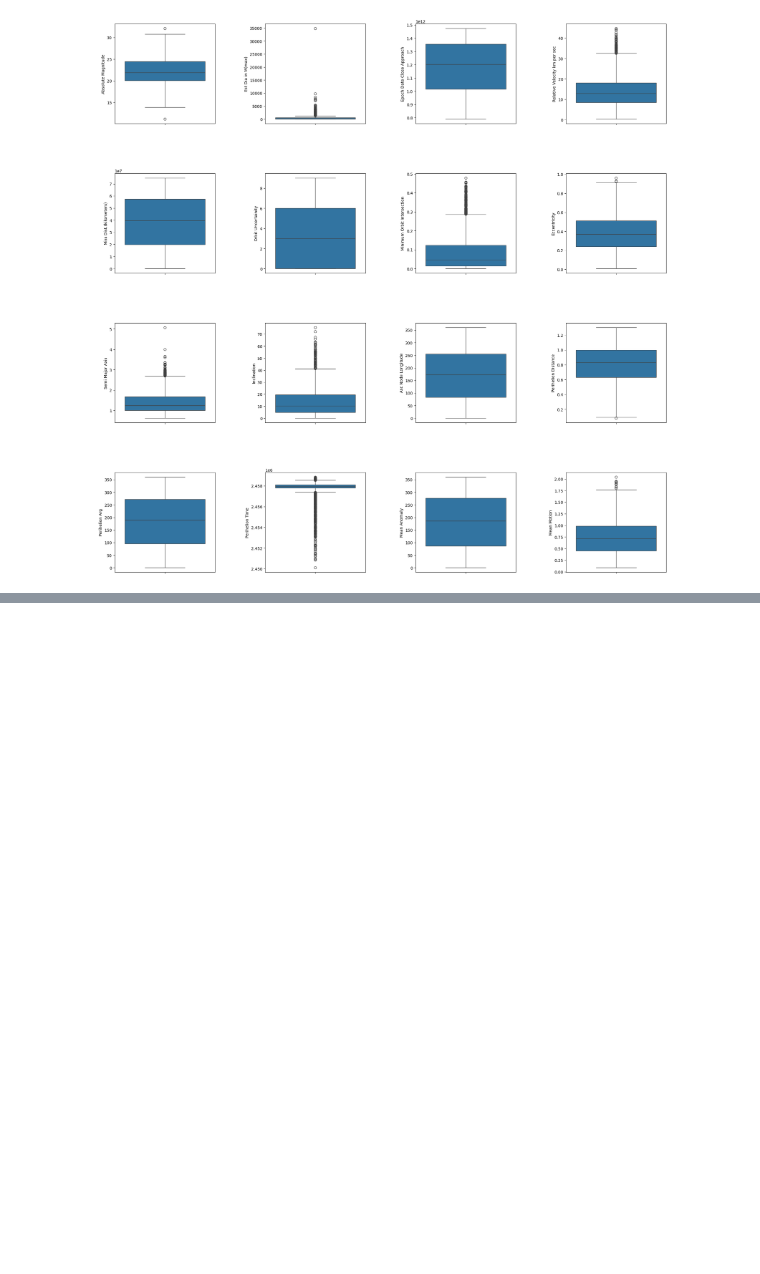
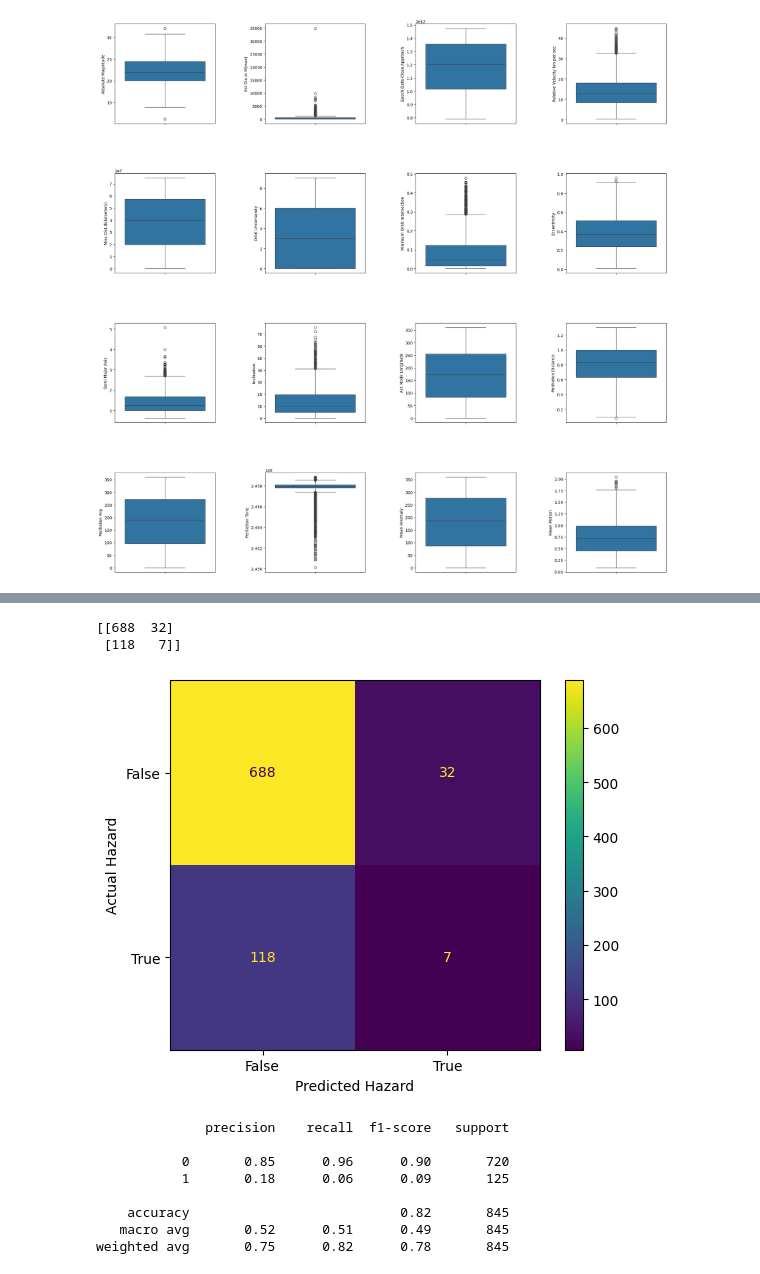
Before and after one commit to sirkotal/nasa-asteroid-classification, a Jupyter notebook: notebook.ipynb, the cells around one changed output, grey strips where cells are left out. Cells and saved outputs as stored; diff of their text form; code cells hidden in the pictures; blank space fills up the shorter version.

```diff
--- a/notebook.ipynb
+++ b/notebook.ipynb
@@ -253,23 +289,31 @@ Error:
 # %%
 from sklearn import neighbors
 from sklearn.metrics import accuracy_score
-from utils import data_preprocessing, data_results
 
 
 def train_knn(n=5):
-    (training_inputs,
-     testing_inputs,
-     training_classes,
-     testing_classes) = data_preprocessing()
-
     knn_class = neighbors.KNeighborsClassifier(n_neighbors=n)
     knn_class.fit(training_inputs, training_classes)
 
     knn_class.score(testing_inputs, testing_classes)
 
     accuracy_score(testing_classes, knn_class.predict(testing_inputs))
 
     data_results(testing_classes, testing_inputs, knn_class)
+
+train_knn()
+# %% [output]
+[[688  32]
+ [118   7]]
+[figure, added]
+              precision    recall  f1-score   support
+
+           0       0.85      0.96      0.90       720
+           1       0.18      0.06      0.09       125
+
+    accuracy                           0.82       845
+   macro avg       0.52      0.51      0.49       845
+weighted avg       0.75      0.82      0.78       845
 # %%
 from sklearn.svm import SVC
 from sklearn.metrics import accuracy_score
```
Also changed, not shown: parts of 11 cells of this notebook.
